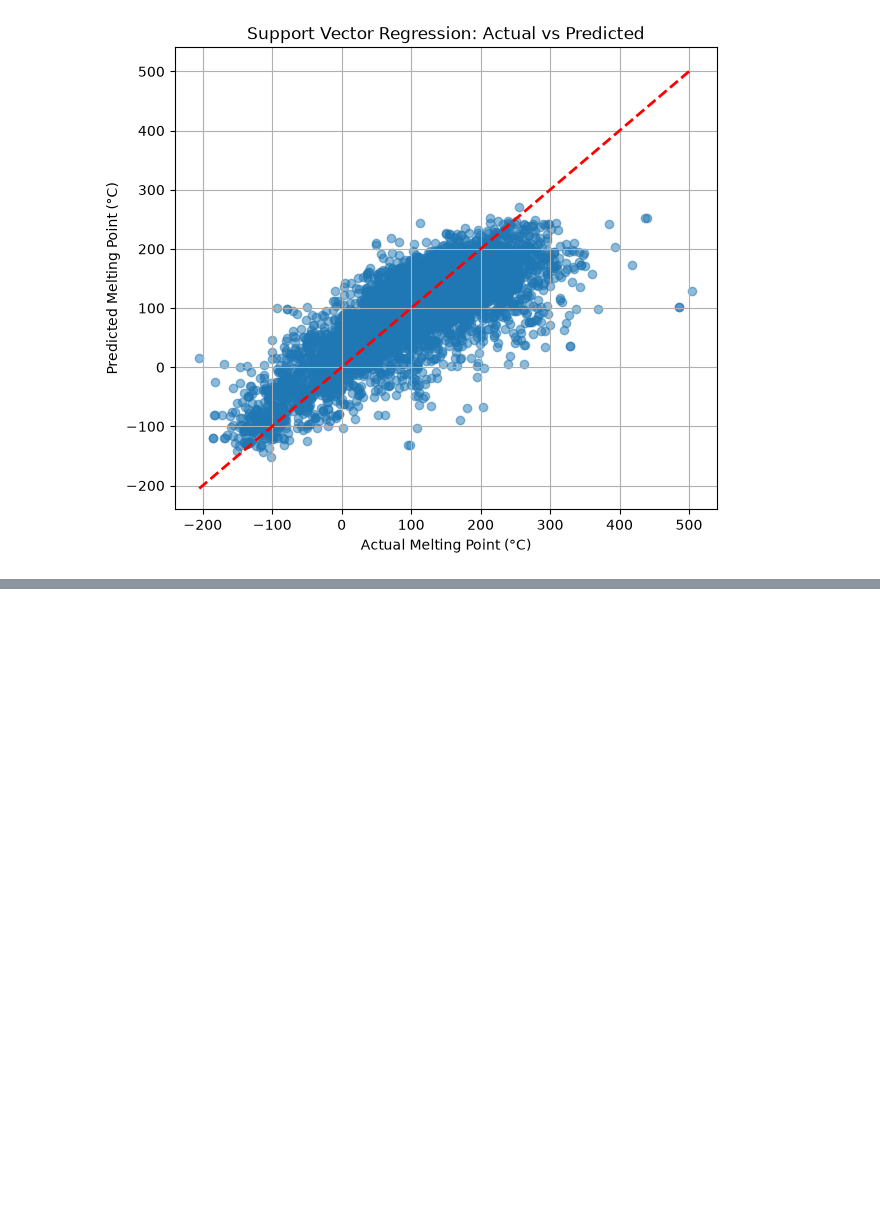
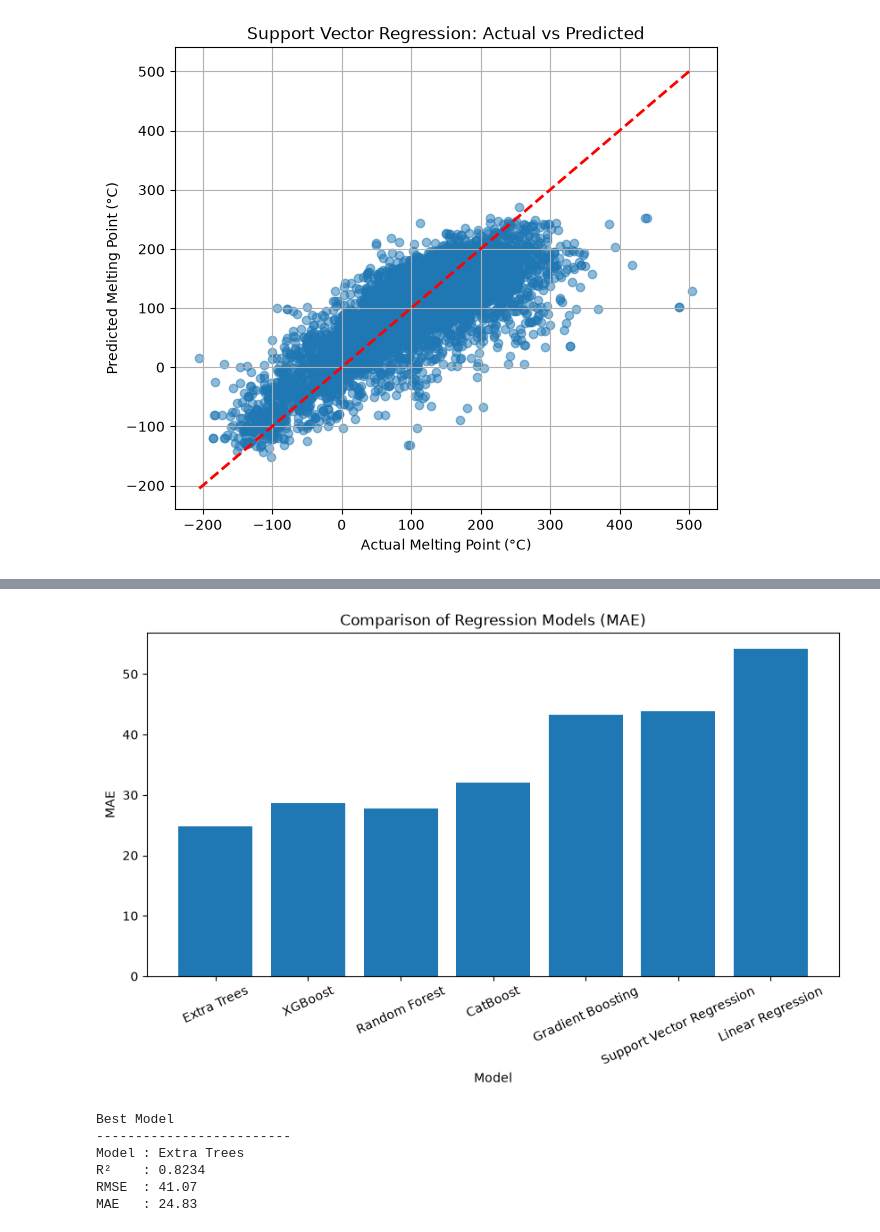
Before and after one commit to thedhawalpanchamiya/melting-point, a Jupyter notebook: melting-point.ipynb, the cells around one changed output, grey strips where cells are left out. Saved outputs shown, nothing was run; the diff lists cells and outputs as text; code cells hidden in the pictures; blank space fills up the shorter version.

```diff
--- a/melting-point.ipynb
+++ b/melting-point.ipynb
@@ -809,0 +904,30 @@ R²   : 0.6327
+# %%
+plt.figure(figsize=(10,5))
+
+plt.bar(results["Model"], results["MAE"])
+
+plt.ylabel("MAE")
+plt.xlabel("Model")
+plt.title("Comparison of Regression Models (MAE)")
+
+plt.xticks(rotation=25)
+
+plt.show()
+# %% [output]
+[figure, added]
+# %%
+best_model = results.iloc[0]
+
+print("Best Model")
+print("-------------------------")
+print(f"Model : {best_model['Model']}")
+print(f"R²    : {best_model['R2']:.4f}")
+print(f"RMSE  : {best_model['RMSE']:.2f}")
+print(f"MAE   : {best_model['MAE']:.2f}")
+# %% [output]
+Best Model
+-------------------------
+Model : Extra Trees
+R²    : 0.8234
+RMSE  : 41.07
+MAE   : 24.83
```
Also changed, not shown: parts of 4 cells of this notebook.
